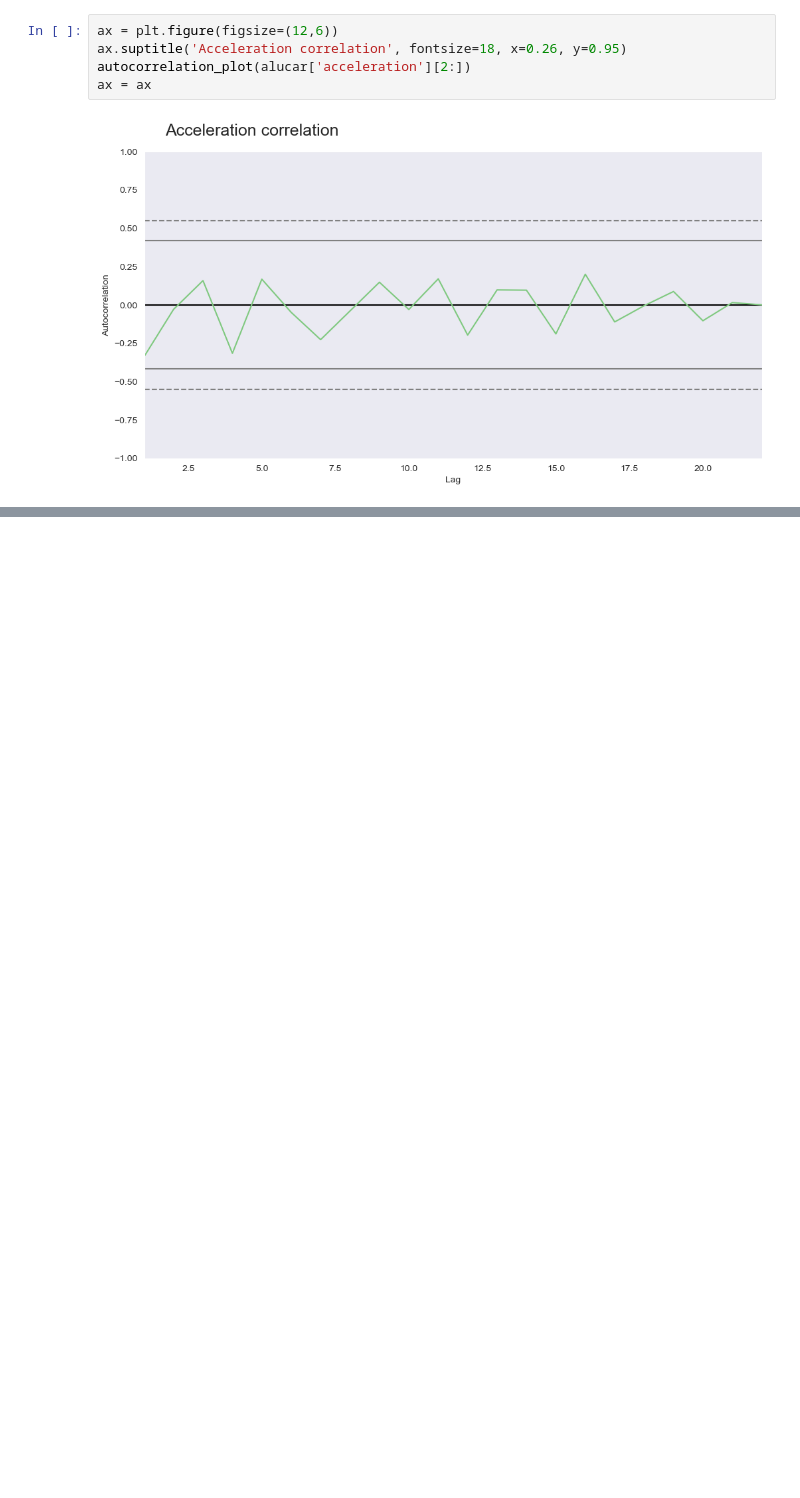
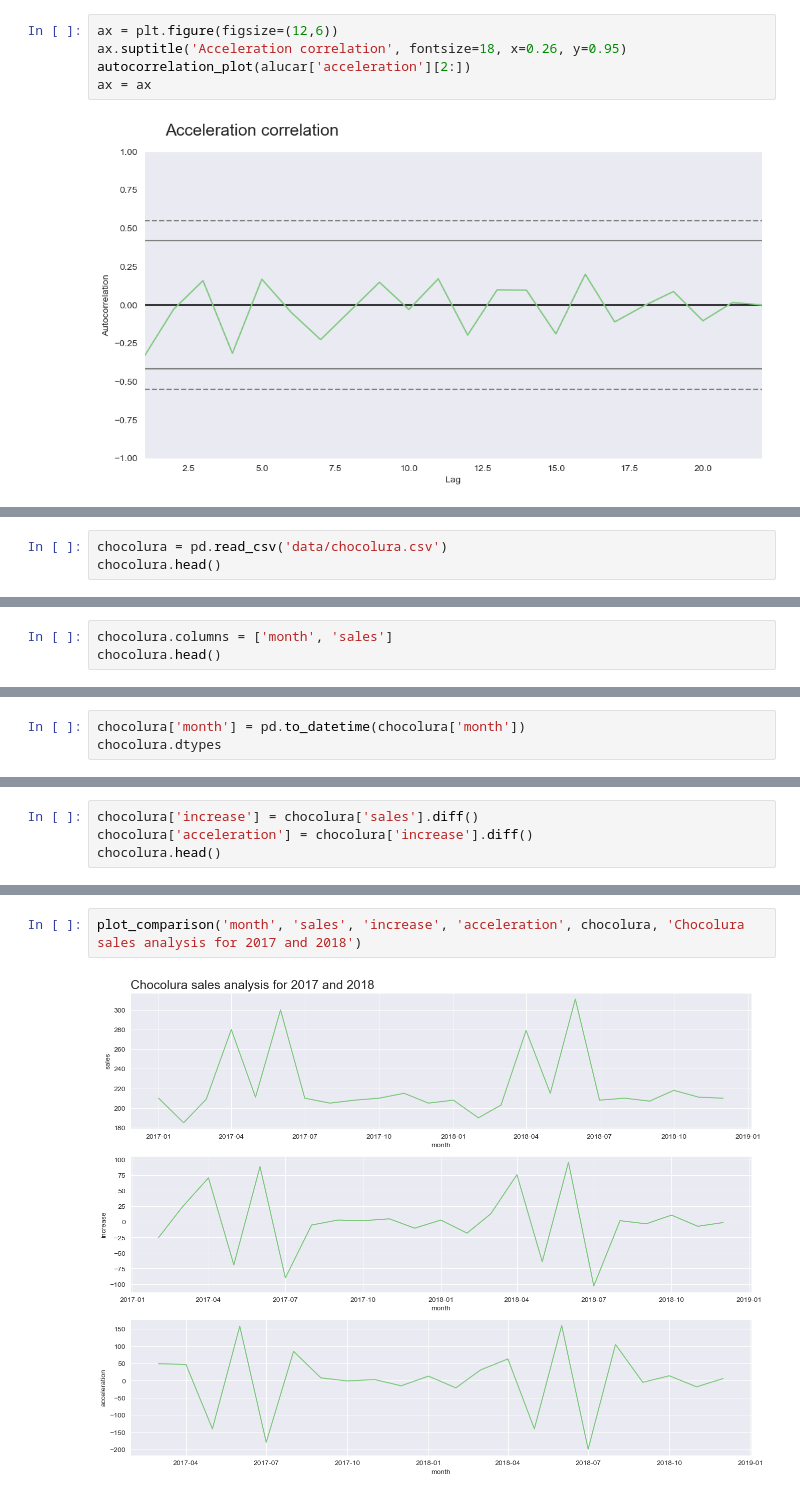
Before and after one commit to migueltosi/time-series-analysis, a Jupyter notebook: time_series_revision1.ipynb, the cells around one changed output, grey strips where cells are left out. Cells and saved outputs as stored; diff of their text form; blank space fills up the shorter version.

```diff
--- a/time_series_revision1.ipynb
+++ b/time_series_revision1.ipynb
@@ -157,0 +217,3 @@ ax = ax
+# %%
+chocolura = pd.read_csv('data/chocolura.csv')
+chocolura.head()
@@ -157,0 +227,3 @@ ax = ax
+# %%
+chocolura.columns = ['month', 'sales']
+chocolura.head()
@@ -157,0 +245,3 @@ ax = ax
+# %%
+chocolura['month'] = pd.to_datetime(chocolura['month'])
+chocolura.dtypes
@@ -157,0 +252,4 @@ ax = ax
+# %%
+chocolura['increase'] = chocolura['sales'].diff()
+chocolura['acceleration'] = chocolura['increase'].diff()
+chocolura.head()
@@ -157,0 +263,4 @@ ax = ax
+# %%
+plot_comparison('month', 'sales', 'increase', 'acceleration', chocolura, 'Chocolura sales analysis for 2017 and 2018')
+# %% [output]
+[figure, added]
```
Also changed, not shown: parts of 51 cells of this notebook.
